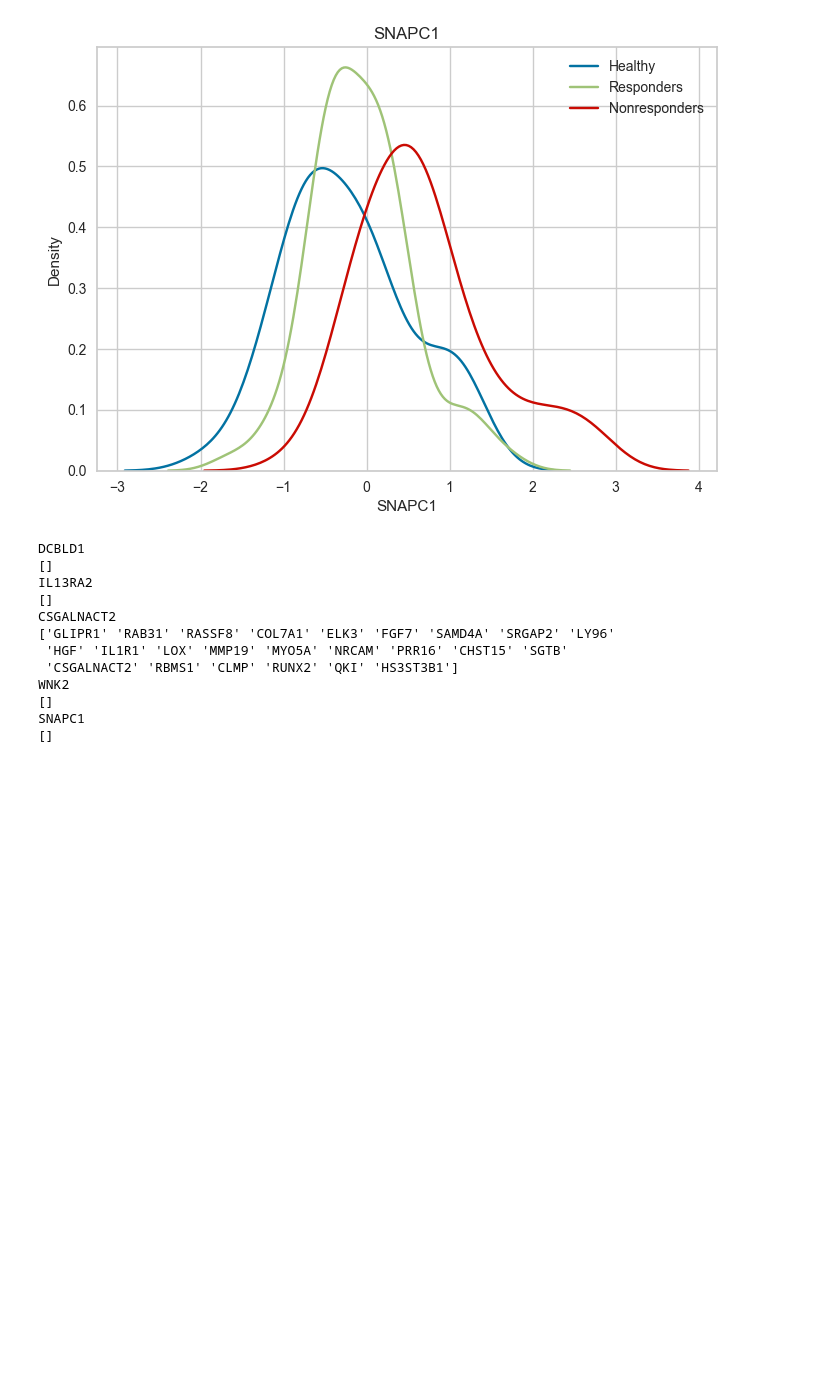
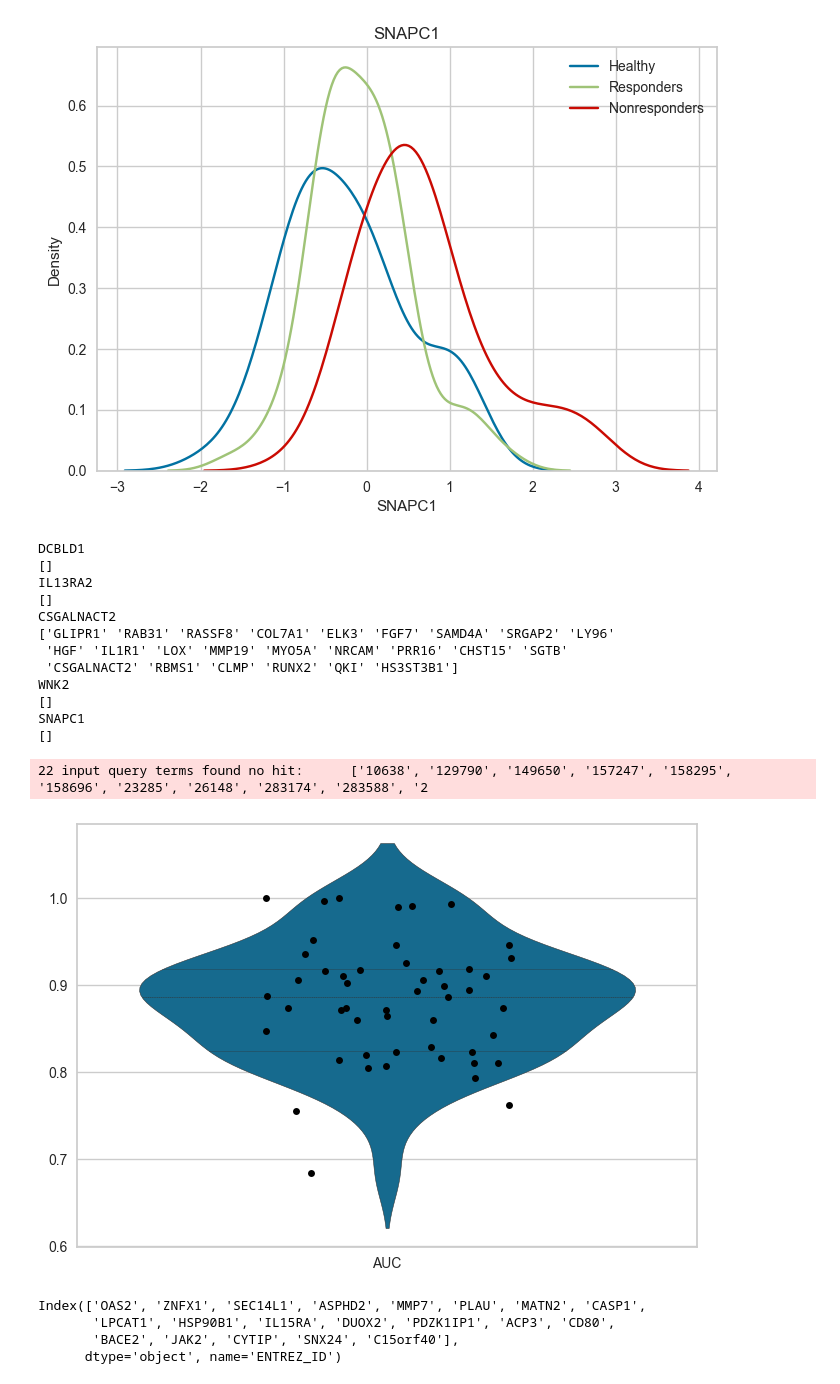
Before and after one commit to MaciejPiernik/ibd, a Jupyter notebook: ibd/notebooks/experiment_playground.ipynb, the cells around one changed output. Cells and saved outputs as stored; diff of their text form; code cells hidden in the pictures; blank space fills up the shorter version.

```diff
--- a/ibd/notebooks/experiment_playground.ipynb
+++ b/ibd/notebooks/experiment_playground.ipynb
@@ -531,3 +537,36 @@ WNK2
 []
 SNAPC1
 []
+# %%
+# Now, let's build a model to see what differentiates patients patients with IBD from healthy controls
+X = ifx_db.loc[response.index]
+X = X.apply(lambda x: pd.to_numeric(x, errors='coerce'), axis=1).dropna(axis=1)
+y = response.rename('response')
+
+y_healthy = (pd.isnull(y)).astype(int)
+X_healthy = X.loc[y_healthy.index]
+X_healthy = entrez_id_to_gene_symbol(X_healthy)
+# %% [output]
+22 input query terms found no hit:      ['10638', '129790', '149650', '157247', '158295', '158696', '23285', '26148', '283174', '283588', '2
+# %%
+# model_healthy = model.best_estimator_
+model_healthy = RandomForestClassifier(random_state=23, class_weight='balanced')
+
+cv = RepeatedStratifiedKFold(n_splits=5, n_repeats=10, random_state=23)
+
+cv_results = cross_validate(model_healthy, X_healthy, y_healthy, cv=cv, scoring='roc_auc', return_estimator=True)
+
+# plot a violinplot of the cross-validation results with seaborn
+sns.violinplot(data=pd.DataFrame(cv_results['test_score'], columns=['AUC']), inner='quartile');
+sns.stripplot(data=pd.DataFrame(cv_results['test_score'], columns=['AUC']), jitter=0.2, color='black');
+
+model_healthy = model_healthy.fit(X_healthy, y_healthy)
+# %% [output]
+[figure, added]
+# %%
+X_healthy.columns[model_healthy.feature_importances_.argsort()[::-1].tolist()][:20]
+# %% [output]
+Index(['OAS2', 'ZNFX1', 'SEC14L1', 'ASPHD2', 'MMP7', 'PLAU', 'MATN2', 'CASP1',
+       'LPCAT1', 'HSP90B1', 'IL15RA', 'DUOX2', 'PDZK1IP1', 'ACP3', 'CD80',
+       'BACE2', 'JAK2', 'CYTIP', 'SNX24', 'C15orf40'],
+      dtype='object', name='ENTREZ_ID')
```
Also changed, not shown: parts of 3 cells of this notebook, 2 other files.
